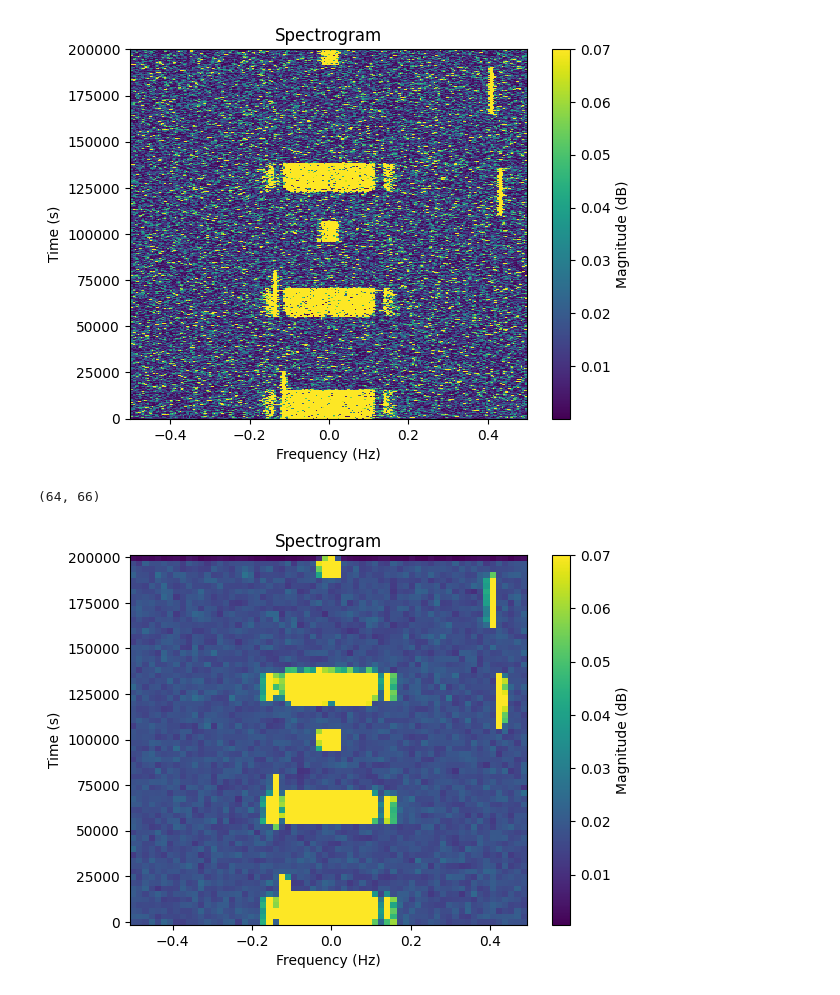
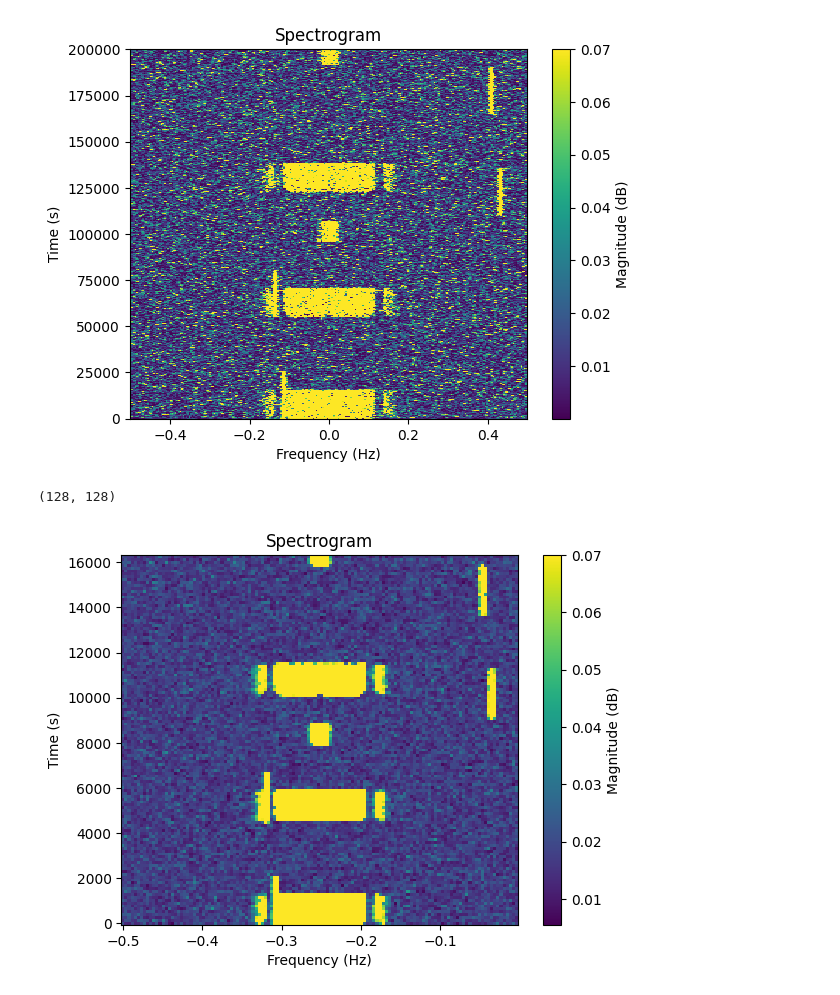
Before and after one commit to sds100/TinyMLSpectrumSensing, a Jupyter notebook: spectrum-painting.ipynb, the cells around one changed output. Cells and saved outputs as stored; diff of their text form; code cells hidden in the pictures.

```diff
--- a/spectrum-painting.ipynb
+++ b/spectrum-painting.ipynb
@@ -66,19 +66,20 @@ plt.show()
 [figure]
 # %%
 # This the target resolution for one side of the image in number of pixels
-target_resolution = 64
+target_resolution = 128
 time_factor = len(t) // target_resolution
 freq_factor = len(f) // target_resolution
-downsampled = downscale_local_mean(Sxx_abs, (freq_factor, time_factor))
+downsampled = downscale_local_mean(Sxx_abs, (freq_factor, time_factor))[:target_resolution, :target_resolution]
 
 print(downsampled.shape)
+assert downsampled.shape == (target_resolution, target_resolution)
 
-plt.pcolormesh(f[::freq_factor], t[::time_factor], np.clip(downsampled, 0, 0.07).T, shading="nearest")
+plt.pcolormesh(f[:target_resolution], t[:target_resolution], np.clip(downsampled, 0, 0.07).T, shading="nearest")
 plt.xlabel('Frequency (Hz)')
 plt.ylabel('Time (s)')
 plt.title('Spectrogram')
 plt.colorbar(label='Magnitude (dB)')
 plt.show()
 # %% [output]
-(64, 66)
+(128, 128)
-[figure, old version]
+[figure, new version]
```
Also changed, not shown: parts of 1 cell of this notebook.
